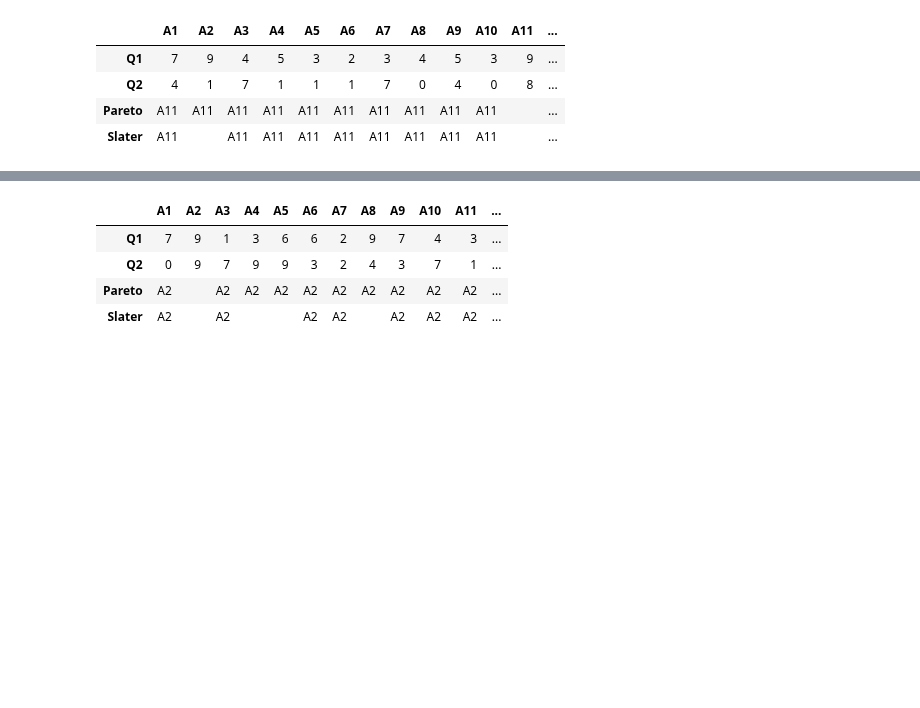
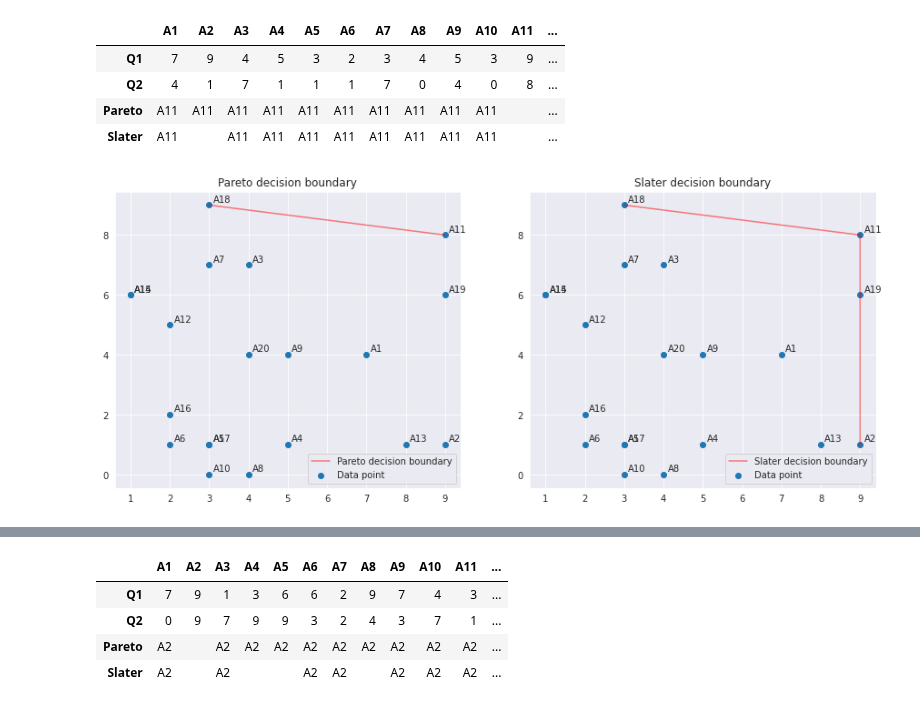
Before and after one commit to kryvokhyzha/examples-and-courses, a Jupyter notebook: Decision_Theory/Lab1/main.ipynb, the cells around one changed output, grey strips where cells are left out. Saved outputs shown, nothing was run; the diff lists cells and outputs as text; code cells hidden in the pictures; blank space fills up the shorter version.

```diff
--- a/Decision_Theory/Lab1/main.ipynb
+++ b/Decision_Theory/Lab1/main.ipynb
@@ -146,3 +276,7 @@ result2
 | Q2 | 4 | 1 | 7 | 1 | 1 | 1 | 7 | 0 | 4 | 0 | 8 | ... |
 | Pareto | A11 | A11 | A11 | A11 | A11 | A11 | A11 | A11 | A11 | A11 |  | ... |
 | Slater | A11 |  | A11 | A11 | A11 | A11 | A11 | A11 | A11 | A11 |  | ... |
+# %%
+plot_decision_boundary(result2)
+# %% [output]
+[figure, added]
```
Also changed, not shown: parts of 25 cells of this notebook.
